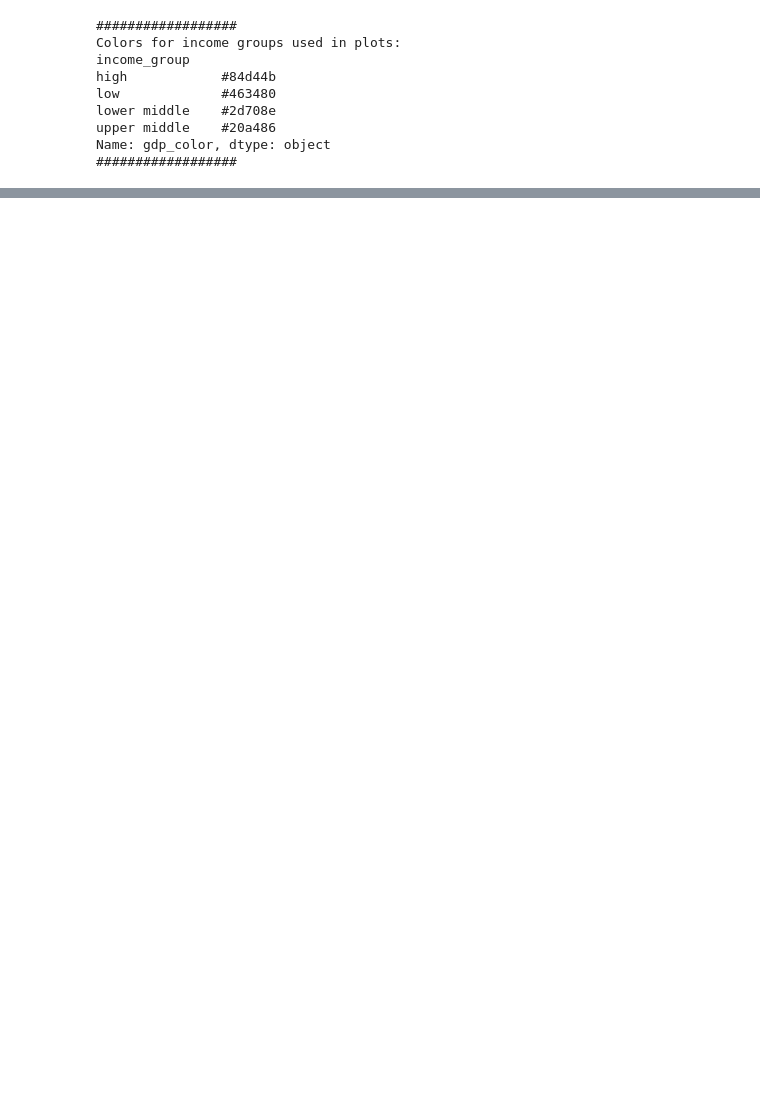
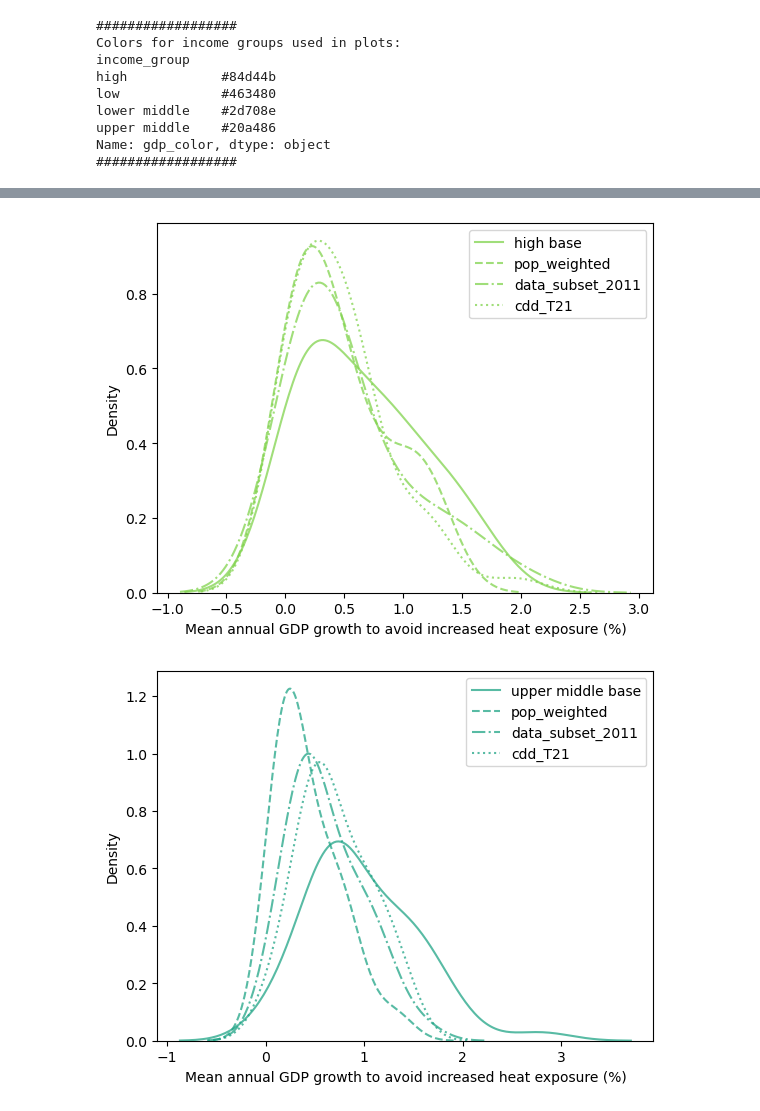
Before and after one commit to carnegie/clab_cooling_deficit_index, a Jupyter notebook: cooling_deficit_index.ipynb, the cells around one changed output, grey strips where cells are left out. Saved outputs shown, nothing was run; the diff lists cells and outputs as text; code cells hidden in the pictures; blank space fills up the shorter version.

```diff
--- a/cooling_deficit_index.ipynb
+++ b/cooling_deficit_index.ipynb
@@ -23,12 +23,20 @@ warnings.simplefilter(action='ignore', category=FutureWarning)
 with open('data/exposure_function_params.pkl', 'rb') as f:
     params = pickle.load(f)
 
+print(params)
 
 ref_year = config['analysis_years']['ref_year']
 past_year = config['analysis_years']['past_year']
 future_year = config['analysis_years']['future_year']
 
-outfile_path = config['output_path']
+output_path = config["output_path"]
+# Extract all labels where value is True
+active_sensitivities_labels = [key for key, value in config["sensitivity_analysis"].items() if value["value"]]
+# Append labels to the output path with underscores
+if active_sensitivities_labels:
+    outfile_path = output_path.replace('.csv', "_" + "_".join(active_sensitivities_labels) + '.csv')
+else:
+    outfile_path = output_path
 
 # Read in income groups from World Bank data
 income_groups = read_income_classification(config['world_bank_income_groups_file'], ref_year)
@@ -350,0 +323,5 @@ for scenario in ['historical'] + config['future_scenarios']:
+# %%
+plot_sensitivity_analysis(config, ac_data, 'ssp2_rcp45')
+# %% [output]
+[figure, added]
+[figure, added]
```
Also changed, not shown: parts of 7 cells of this notebook, 5 other files.
